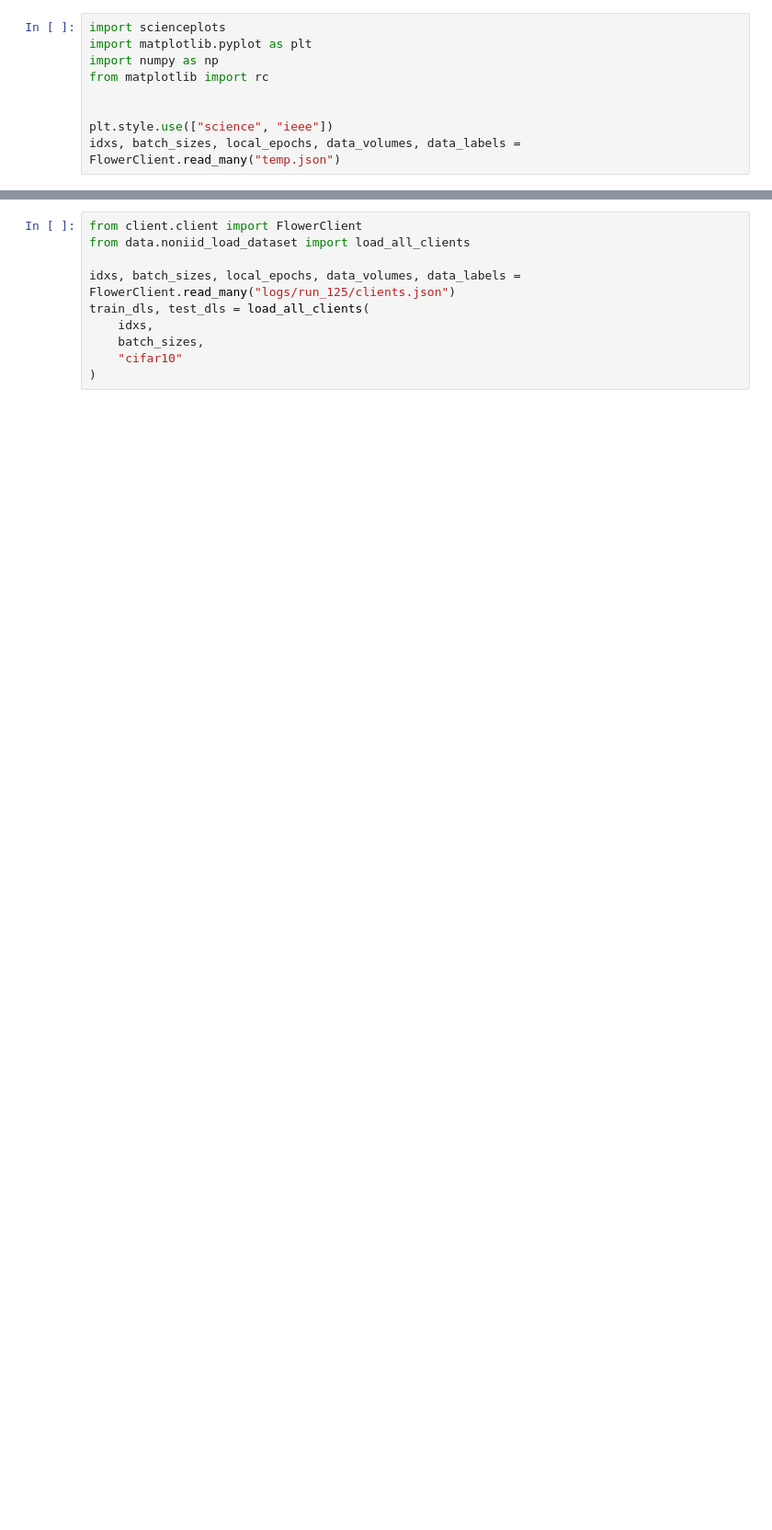
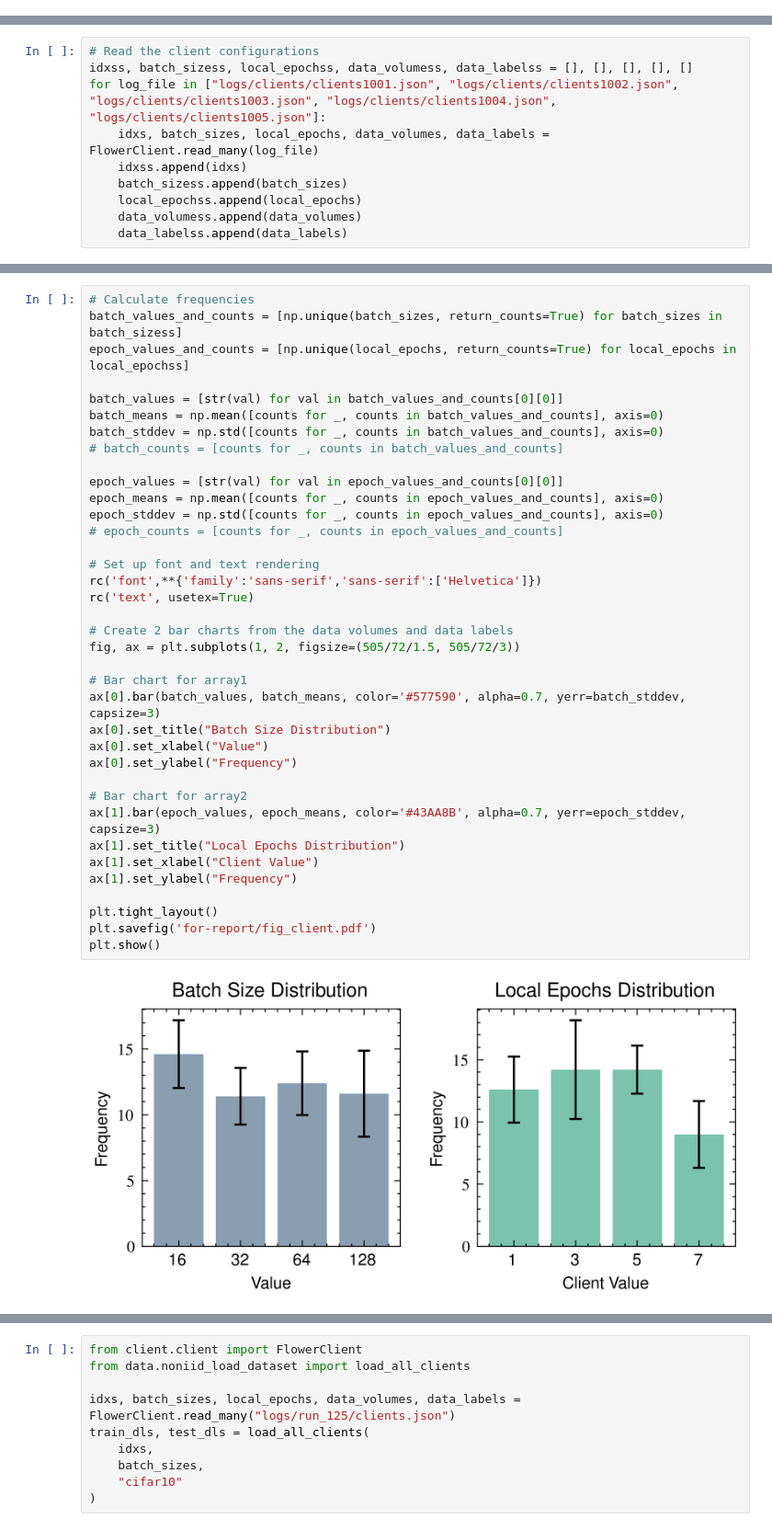
Before and after one commit to Alex-Nygaard/research-project, a Jupyter notebook: distribution.ipynb, the cells around one changed output, grey strips where cells are left out. Shown: that part at 92% size. Cells and saved outputs as stored; diff of their text form; blank space fills up the shorter version.

```diff
--- a/distribution.ipynb
+++ b/distribution.ipynb
@@ -34,9 +0,0 @@ Files already downloaded and verified
-# %%
-import scienceplots
-import matplotlib.pyplot as plt
-import numpy as np
-from matplotlib import rc
-
-
-plt.style.use(["science", "ieee"])
-idxs, batch_sizes, local_epochs, data_volumes, data_labels = FlowerClient.read_many("temp.json")
@@ -373,0 +25,10 @@ test(client.net, client.train_loader)
+# %%
+# Read the client configurations
+idxss, batch_sizess, local_epochss, data_volumess, data_labelss = [], [], [], [], []
+for log_file in ["logs/clients/clients1001.json", "logs/clients/clients1002.json", "logs/clients/clients1003.json", "logs/clients/clients1004.json", "logs/clients/clients1005.json"]:
+    idxs, batch_sizes, local_epochs, data_volumes, data_labels = FlowerClient.read_many(log_file)
+    idxss.append(idxs)
+    batch_sizess.append(batch_sizes)
+    local_epochss.append(local_epochs)
+    data_volumess.append(data_volumes)
+    data_labelss.append(data_labels)
@@ -373,0 +67,39 @@ test(client.net, client.train_loader)
+# %%
+# Calculate frequencies
+batch_values_and_counts = [np.unique(batch_sizes, return_counts=True) for batch_sizes in batch_sizess]
+epoch_values_and_counts = [np.unique(local_epochs, return_counts=True) for local_epochs in local_epochss]
+
+batch_values = [str(val) for val in batch_values_and_counts[0][0]]
+batch_means = np.mean([counts for _, counts in batch_values_and_counts], axis=0)
+batch_stddev = np.std([counts for _, counts in batch_values_and_counts], axis=0)
+# batch_counts = [counts for _, counts in batch_values_and_counts]
+
+epoch_values = [str(val) for val in epoch_values_and_counts[0][0]]
+epoch_means = np.mean([counts for _, counts in epoch_values_and_counts], axis=0)
+epoch_stddev = np.std([counts for _, counts in epoch_values_and_counts], axis=0)
+# epoch_counts = [counts for _, counts in epoch_values_and_counts]
+
+# Set up font and text rendering
+rc('font',**{'family':'sans-serif','sans-serif':['Helvetica']})
+rc('text', usetex=True)
+
+# Create 2 bar charts from the data volumes and data labels
+fig, ax = plt.subplots(1, 2, figsize=(505/72/1.5, 505/72/3))
+
+# Bar chart for array1
+ax[0].bar(batch_values, batch_means, color='#577590', alpha=0.7, yerr=batch_stddev, capsize=3)
+ax[0].set_title("Batch Size Distribution")
+ax[0].set_xlabel("Value")
+ax[0].set_ylabel("Frequency")
+
+# Bar chart for array2
+ax[1].bar(epoch_values, epoch_means, color='#43AA8B', alpha=0.7, yerr=epoch_stddev, capsize=3)
+ax[1].set_title("Local Epochs Distribution")
+ax[1].set_xlabel("Client Value")
+ax[1].set_ylabel("Frequency")
+
+plt.tight_layout()
+plt.savefig('for-report/fig_client.pdf')
+plt.show()
+# %% [output]
+[figure, added]
```
Also changed, not shown: parts of 46 cells of this notebook, 12 other files.
